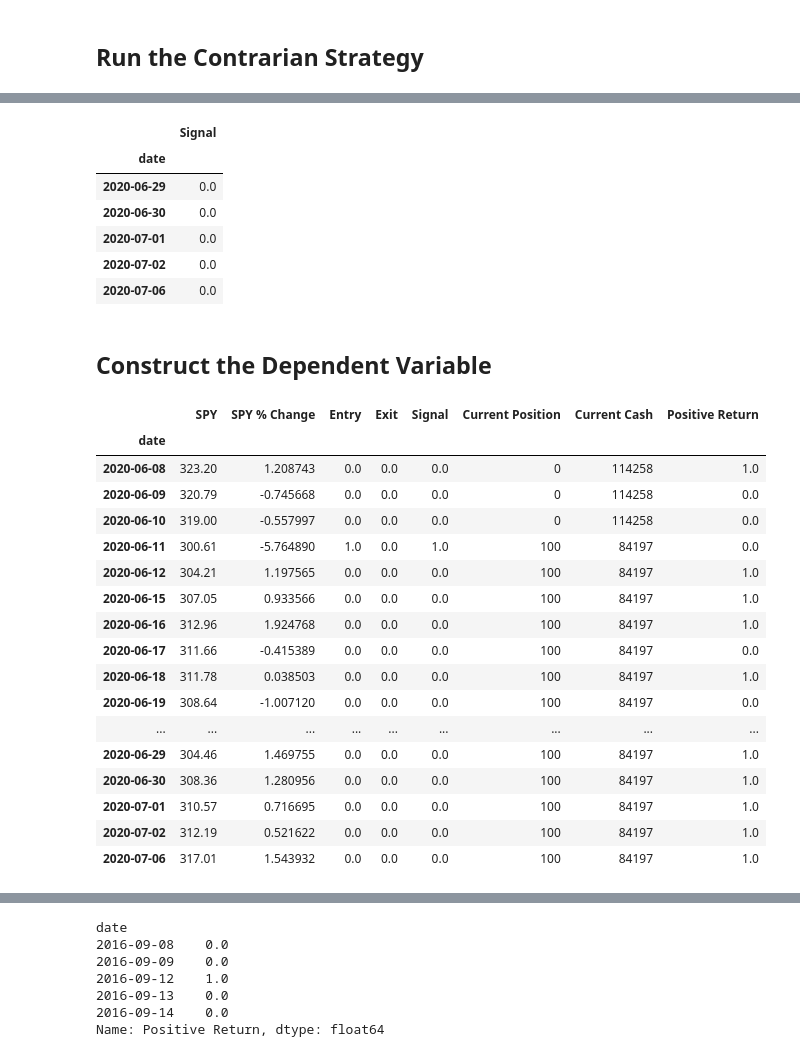
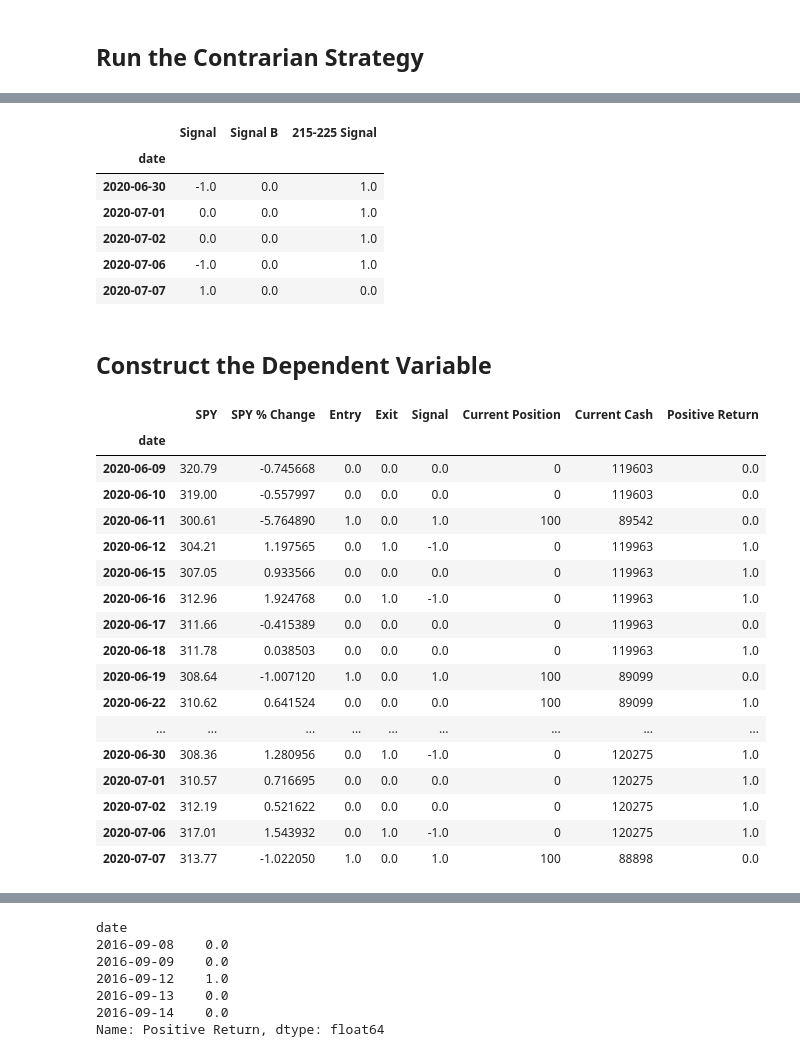
Before and after one commit to Akstiner96/Project_2_dream_team, a Jupyter notebook: ml_model.ipynb, the cells around one changed output, grey strips where cells are left out. Saved outputs shown, nothing was run; the diff lists cells and outputs as text; code cells hidden in the pictures.

```diff
--- a/ml_model.ipynb
+++ b/ml_model.ipynb
@@ -43,9 +45,9 @@ def strategy(cleaned):
 
 #     init an entry signal as 0.0 to use as it loops over the data
     df['Entry'] = 0.0
-    df['Entry'] = np.where(df['SPY % Change'] <= -2.0, 1.0, 0.0)
+    df['Entry'] = np.where(df['SPY % Change'] <= -1.0, 1.0, 0.0)
     df['Exit'] = 0.0
-    df['Exit'] = np.where(df['SPY % Change'] >= 2.0, 1.0, 0.0)
+    df['Exit'] = np.where(df['SPY % Change'] >= 1.0, 1.0, 0.0)
     df['Signal'] = df['Entry'] - df['Exit']
     return df
 
@@ -98,7 +100,7 @@ def backtest(strat):
 
 strat = strategy(cleaned)
 bt = backtest(strat)
-bt.tail(25)
+bt
 # %% [output]
 |  | SPY | SPY % Change | Entry | Exit | Signal | Current Position | Current Cash |
 | date |  |  |  |  |  |  |  |
@@ -120,0 +119,11 @@ bt.tail(25)
+# %%
+# call in the bollinger signals from another notebook
+bollinger_signal = pd.read_csv('./bollinger_band_signals.csv', index_col='date', infer_datetime_format=True)
+bollinger_df = bollinger_signal['Signal']
+# call in the SMA 215-225 signals from another notebook
+sma_signal = pd.read_csv('./chris_all_signals.csv',index_col=0, infer_datetime_format=True)
+sma_df = sma_signal['215-225 Signal']
+
+signals_df = bt.join(bollinger_df, rsuffix=' B')
+signals_df_final = signals_df.join(sma_df, rsuffix=' SMA')
+signals_df_final
@@ -120,0 +158,4 @@ bt.tail(25)
+# %%
+signals_df_final['Signal B'].fillna(value=0, inplace=True)
+signals_df_final['215-225 Signal'].fillna(value=0, inplace=True)
+signals_df_final
@@ -121,14 +190,14 @@ bt.tail(25)
 # %%
-x_var_list = ['Signal']
-bt[x_var_list].tail()
+x_var_list = ['Signal', 'Signal B', '215-225 Signal']
+signals_df_final[x_var_list].tail()
 # %% [output]
-|  | Signal |
-| date |  |
-| 2020-06-29 | 0.0 |
-| 2020-06-30 | 0.0 |
-| 2020-07-01 | 0.0 |
-| 2020-07-02 | 0.0 |
-| 2020-07-06 | 0.0 |
+|  | Signal | Signal B | 215-225 Signal |
+| date |  |  |  |
+| 2020-06-30 | -1.0 | 0.0 | 1.0 |
+| 2020-07-01 | 0.0 | 0.0 | 1.0 |
+| 2020-07-02 | 0.0 | 0.0 | 1.0 |
+| 2020-07-06 | -1.0 | 0.0 | 1.0 |
+| 2020-07-07 | 1.0 | 0.0 | 0.0 |
 # %% [markdown]
 ## Construct the Dependent Variable
 # %%
@@ -137,22 +206,22 @@ bt.tail(20)
 # %% [output]
 |  | SPY | SPY % Change | Entry | Exit | Signal | Current Position | Current Cash | Positive Return |
 | date |  |  |  |  |  |  |  |  |
-| 2020-06-08 | 323.20 | 1.208743 | 0.0 | 0.0 | 0.0 | 0 | 114258 | 1.0 |
-| 2020-06-09 | 320.79 | -0.745668 | 0.0 | 0.0 | 0.0 | 0 | 114258 | 0.0 |
-| 2020-06-10 | 319.00 | -0.557997 | 0.0 | 0.0 | 0.0 | 0 | 114258 | 0.0 |
-| 2020-06-11 | 300.61 | -5.764890 | 1.0 | 0.0 | 1.0 | 100 | 84197 | 0.0 |
-| 2020-06-12 | 304.21 | 1.197565 | 0.0 | 0.0 | 0.0 | 100 | 84197 | 1.0 |
-| 2020-06-15 | 307.05 | 0.933566 | 0.0 | 0.0 | 0.0 | 100 | 84197 | 1.0 |
-| 2020-06-16 | 312.96 | 1.924768 | 0.0 | 0.0 | 0.0 | 100 | 84197 | 1.0 |
-| 2020-06-17 | 311.66 | -0.415389 | 0.0 | 0.0 | 0.0 | 100 | 84197 | 0.0 |
-| 2020-06-18 | 311.78 | 0.038503 | 0.0 | 0.0 | 0.0 | 100 | 84197 | 1.0 |
-| 2020-06-19 | 308.64 | -1.007120 | 0.0 | 0.0 | 0.0 | 100 | 84197 | 0.0 |
+| 2020-06-09 | 320.79 | -0.745668 | 0.0 | 0.0 | 0.0 | 0 | 119603 | 0.0 |
+| 2020-06-10 | 319.00 | -0.557997 | 0.0 | 0.0 | 0.0 | 0 | 119603 | 0.0 |
+| 2020-06-11 | 300.61 | -5.764890 | 1.0 | 0.0 | 1.0 | 100 | 89542 | 0.0 |
+| 2020-06-12 | 304.21 | 1.197565 | 0.0 | 1.0 | -1.0 | 0 | 119963 | 1.0 |
+| 2020-06-15 | 307.05 | 0.933566 | 0.0 | 0.0 | 0.0 | 0 | 119963 | 1.0 |
+| 2020-06-16 | 312.96 | 1.924768 | 0.0 | 1.0 | -1.0 | 0 | 119963 | 1.0 |
+| 2020-06-17 | 311.66 | -0.415389 | 0.0 | 0.0 | 0.0 | 0 | 119963 | 0.0 |
+| 2020-06-18 | 311.78 | 0.038503 | 0.0 | 0.0 | 0.0 | 0 | 119963 | 1.0 |
+| 2020-06-19 | 308.64 | -1.007120 | 1.0 | 0.0 | 1.0 | 100 | 89099 | 0.0 |
+| 2020-06-22 | 310.62 | 0.641524 | 0.0 | 0.0 | 0.0 | 100 | 89099 | 1.0 |
 | ... | ... | ... | ... | ... | ... | ... | ... | ... |
-| 2020-06-29 | 304.46 | 1.469755 | 0.0 | 0.0 | 0.0 | 100 | 84197 | 1.0 |
-| 2020-06-30 | 308.36 | 1.280956 | 0.0 | 0.0 | 0.0 | 100 | 84197 | 1.0 |
-| 2020-07-01 | 310.57 | 0.716695 | 0.0 | 0.0 | 0.0 | 100 | 84197 | 1.0 |
-| 2020-07-02 | 312.19 | 0.521622 | 0.0 | 0.0 | 0.0 | 100 | 84197 | 1.0 |
-| 2020-07-06 | 317.01 | 1.543932 | 0.0 | 0.0 | 0.0 | 100 | 84197 | 1.0 |
+| 2020-06-30 | 308.36 | 1.280956 | 0.0 | 1.0 | -1.0 | 0 | 120275 | 1.0 |
+| 2020-07-01 | 310.57 | 0.716695 | 0.0 | 0.0 | 0.0 | 0 | 120275 | 1.0 |
+| 2020-07-02 | 312.19 | 0.521622 | 0.0 | 0.0 | 0.0 | 0 | 120275 | 1.0 |
+| 2020-07-06 | 317.01 | 1.543932 | 0.0 | 1.0 | -1.0 | 0 | 120275 | 1.0 |
+| 2020-07-07 | 313.77 | -1.022050 | 1.0 | 0.0 | 1.0 | 100 | 88898 | 0.0 |
 # %%
 training_start = bt.index.min()
 training_end = '2016-09-14'
```
Also changed, not shown: parts of 18 cells of this notebook, 2 other files.
